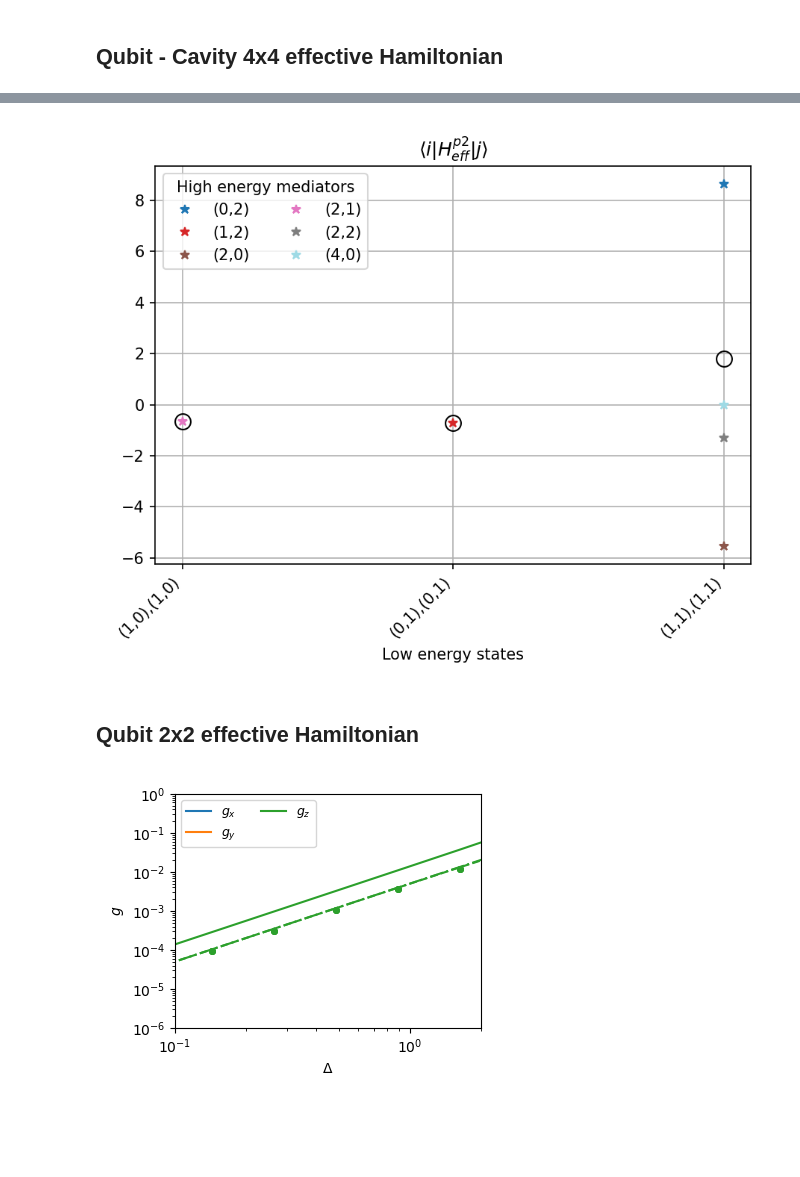
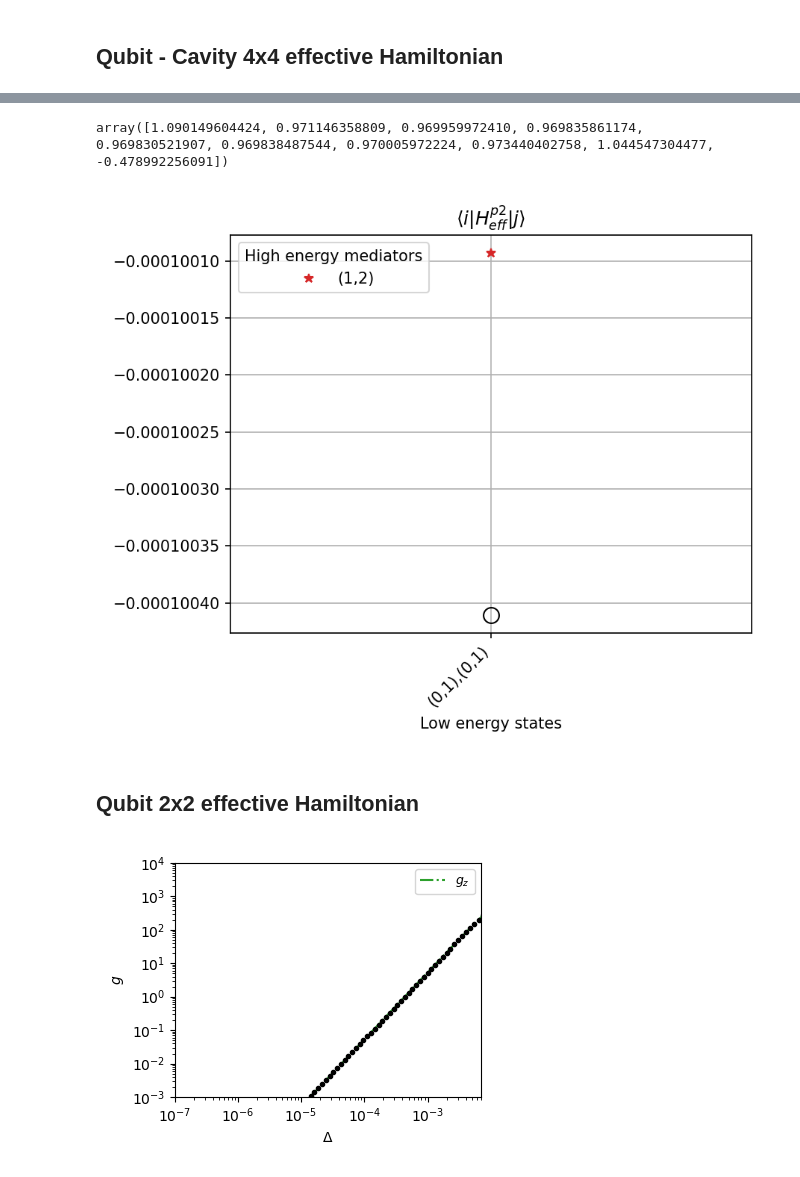
Before and after one commit to GabrielJauma/tunable-capacitive-coupling-flux-qubits, a Jupyter notebook: uni_cell/unit_cell_effective_hamiltonians.ipynb, the cells around one changed output, grey strips where cells are left out. Cells and saved outputs as stored; diff of their text form; code cells hidden in the pictures; blank space fills up the shorter version.

```diff
--- a/uni_cell/unit_cell_effective_hamiltonians.ipynb
+++ b/uni_cell/unit_cell_effective_hamiltonians.ipynb
@@ -29,9 +29,9 @@ e0   = 1.602e-19
 Φ_0 = h/(2*e0)
 # %%
 n_eig  = 5
-n_plot = 20
+n_plot = 100
 param_name = '\\Delta'
-param_values = np.geomspace(1e-4, 1e-1, n_plot)
+param_values = np.geomspace(1e-5, 8, n_plot)
 Δ_values = param_values
 
 N_elements = 2
@@ -59,6 +59,8 @@ g_xx_pert  = np.zeros(len(Δ_values))
 g_zz_pert  = np.zeros(len(Δ_values))
 g_yy_pert  = np.zeros(len(Δ_values))
 X          = np.zeros(len(Δ_values))
+E_low_vs_Δ = np.zeros([len(Δ_values),4])
+
 
 for i, Δ in enumerate(Δ_values):
     C_F_eff, C_R_eff = sq_ext.C_CJ_Csh_to_CF_CR_eff(C, CJ, Csh)
@@ -92,6 +94,7 @@ for i, Δ in enumerate(Δ_values):
     subspace_indices = sq_ext.find_close_indices(E_0_ψ_0_low,E_0)
     ψ_low = ψ[subspace_indices]
     E_low = E[subspace_indices]
+    E_low_vs_Δ[i] = E_low
 
     H_eff_SWT = sq_ext.H_eff_SWT_large(ψ_0_low, ψ_low, E_low, remove_ground=True)
 
@@ -115,7 +118,8 @@ for i, Δ in enumerate(Δ_values):
                     Φ_r[1,2]**2 * Φ_f[0,1]**2/(omega_f-omega_r) +
                     Φ_r[0,1]**2 * Φ_f[1,2]**2/(omega_r-omega_f2)
                      )/ (2*np.pi*GHz)**2) / 4
-    X[i] = g_zz_pert[i] + g_xx_pert[i]**2 * ((omega_f-omega_r)**-1 + (omega_f+omega_r)**-1)
+    # X[i] = +g_zz_pert[i] + g_xx_pert[i]**2 * ((omega_f-omega_r)**-1 + (omega_f+omega_r)**-1)
+    X[i] =  -2*g_zz_pert[i] + g_xx_pert[i]**2 * ((omega_f-omega_r)**-1 + (omega_f+omega_r)**-1)
     ω_f_0[i] = omega_f
     ω_r_0[i] = omega_r
 
@@ -244,7 +236,11 @@ array([inf, 0.188927823445, 0.123164544200, 9.942185009702, 0.371494349381, 1.84
+# %%
+X/X_energies
+# %% [output]
+array([1.090149604424, 0.971146358809, 0.969959972410, 0.969835861174, 0.969830521907, 0.969838487544, 0.970005972224, 0.973440402758, 1.044547304477, -0.478992256091])
 # %%
 sq_ext.plot_second_order_contributions(H_eff_p2_decomposed, labels_low, labels_high,figsize=np.array([6, 5]) * 1 ,threshold =1e-4)
 # %% [output]
-[figure, old version]
+[figure, new version]
 # %% [markdown]
 ## Qubit 2x2 effective Hamiltonian
 # %%
@@ -260,7 +256,8 @@ n_eig_extra_low = 2
 Pauli_p1 = []
 Pauli_p2 = []
 Pauli_SWT = []
-g_z_pert = np.zeros(len(Δ_values))
+g_z_pert   = np.zeros(len(Δ_values))
+E_low_vs_Δ = np.zeros([len(Δ_values),2])
 
 for i, Δ in enumerate(Δ_values):
     C_F_eff, C_R_eff = sq_ext.C_CJ_Csh_to_CF_CR_eff(C, CJ, Csh)
@@ -294,6 +291,8 @@ for i, Δ in enumerate(Δ_values):
     subspace_indices = sq_ext.find_close_indices(E_0_ψ_0_low,E_0)
     ψ_low = ψ[subspace_indices]
     E_low = E[subspace_indices]
+    E_low_vs_Δ[i] = E_low
+
 
     H_eff_SWT = sq_ext.H_eff_SWT_large(ψ_0_low, ψ_low, E_low, remove_ground=True)
 
@@ -323,42 +322,53 @@ Pauli_SWT = Pauli_SWT- Pauli_SWT[0,:]
 # %%
 fig, ax1 = plt.subplots(figsize =np.array([5,4])*0.8, dpi=100)
 linestyles = ['-', '--','-.' ]
 colors = figs.generate_colors_from_colormap(10, 'tab10')
 set_label  = True
+
+ω_q = E_low_vs_Δ[:,1]-E_low_vs_Δ[:,0]
+ω_q-=ω_q[0]
+
 for i, Pauli in enumerate([Pauli_p1, Pauli_p2, Pauli_SWT]):
-    # if i==0 or i==2:
-    # if i==0 or i==1:
-    #     continue
+    # if i==1 or i==2:
+    if i==0 or i==1:
+        continue
 
     σx = np.abs(Pauli[:, 1])
     σy = np.abs(Pauli[:, 2])
     σz = np.abs(Pauli[:, 3])
 
-    ax1.plot(Δ_values, σx, color = colors[0], linestyle=linestyles[i], label = r'$g_{x}$')
-    ax1.plot(Δ_values, σy, color = colors[1], linestyle=linestyles[i], label = r'$g_{y}$')
-    ax1.plot(Δ_values, σz, color = colors[2], linestyle=linestyles[i], label = r'$g_{z}$')
+    # ax1.plot(L_C_eff_values**-1, σx*1e3, color = colors[0], linestyle=linestyles[i], label = r'$g_{x}$')
+    # ax1.plot(L_C_eff_values**-1, σy*1e3, color = colors[1], linestyle=linestyles[i], label = r'$g_{y}$')
+    ax1.plot(L_C_eff_values**-1, σz*1e3, color = colors[2], linestyle=linestyles[i], label = r'$g_{z}$')
 
     # ax1.plot(Δ_values, g_x_pert , '*', color = colors[0], marker='o', markersize='4')
-    ax1.plot(Δ_values, np.abs(g_z_pert) , '*', color = colors[2], marker='o', markersize='4')
+    # ax1.plot(L_C_eff_values**-1, np.abs(g_z_pert)*1e3 , '*', color = colors[2], marker='o', markersize='4')
     # ax1.plot(Δ_values, np.abs(g_zz_pert) , '*', color = colors[2], marker='o', markersize='4')
     # ax1.plot(Δ_values, g_yy_pert , '*', color = colors[1],  markersize='4')
+
+    ax1.plot(L_C_eff_values**-1, (ω_q/2)*1e3, '.k')
 
     if set_label:
         set_label =False
         ax1.legend(ncol=2, fontsize=9)
 
 ax1.set_yscale('log')
 ax1.set_xscale('log')
-ax1.set_ylim([1e-6,1e0])
-ax1.set_xlim([1e-3,2])
-ax1.set_xlim(left=1e-1)
+# ax1.set_ylim([1e-7,1e-3])
+# ax1.set_xlim([1e-3,1e-1])
+# ax1.set_xlim(left=1e-1)
+
+ax1.set_ylim([1e-3,1e4])
+ax1.set_xlim([1e-7,7e-3])
 ax1.set_ylabel('$g$')
 ax1.set_xlabel('$\Delta$')
+
+
 
 # fig.suptitle(r' --- P1 $\quad$ - - P2 $\quad$ $\cdots$ SWT')
 fig.tight_layout()
 # figs.export('g_H_eff_vs_Delta.pdf', fig)
 fig.show()
 # %% [output]
-[figure, old version]
+[figure, new version]
 # %%
```
Also changed, not shown: parts of 7 cells of this notebook, 2 other files.
